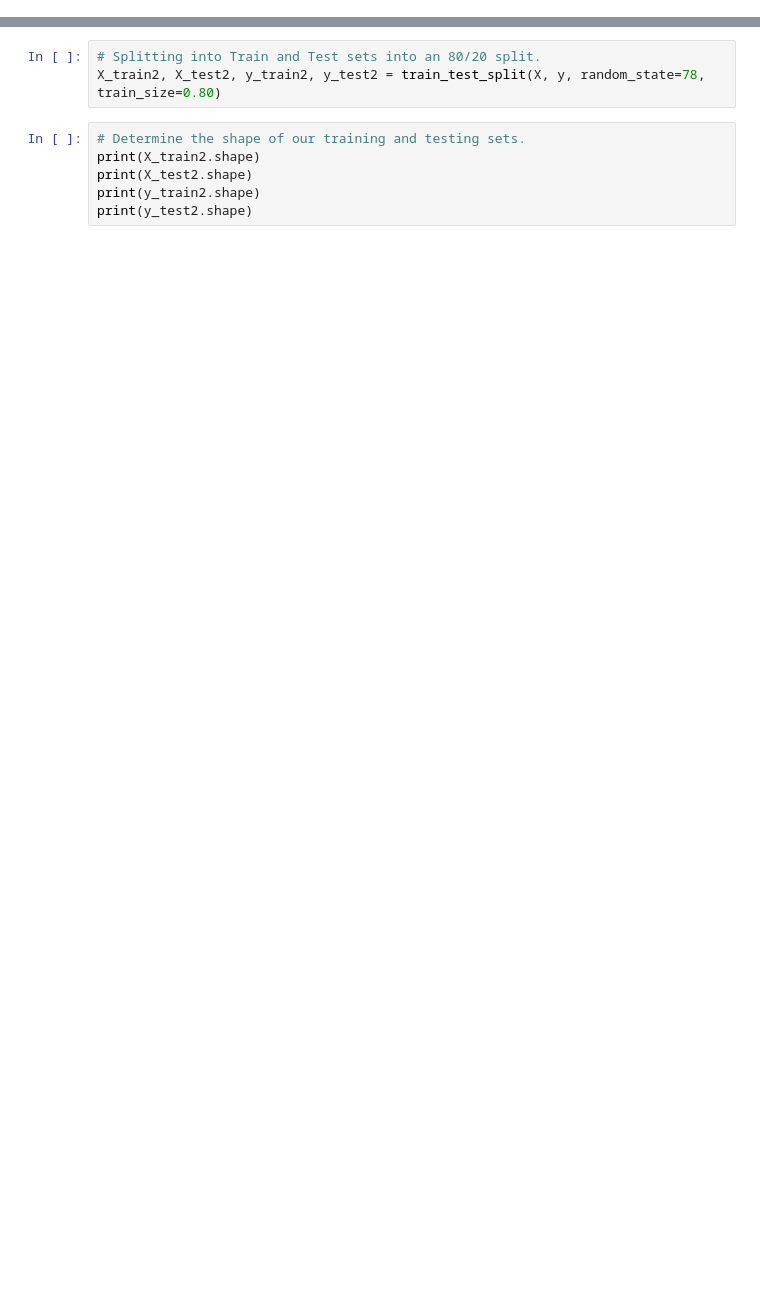
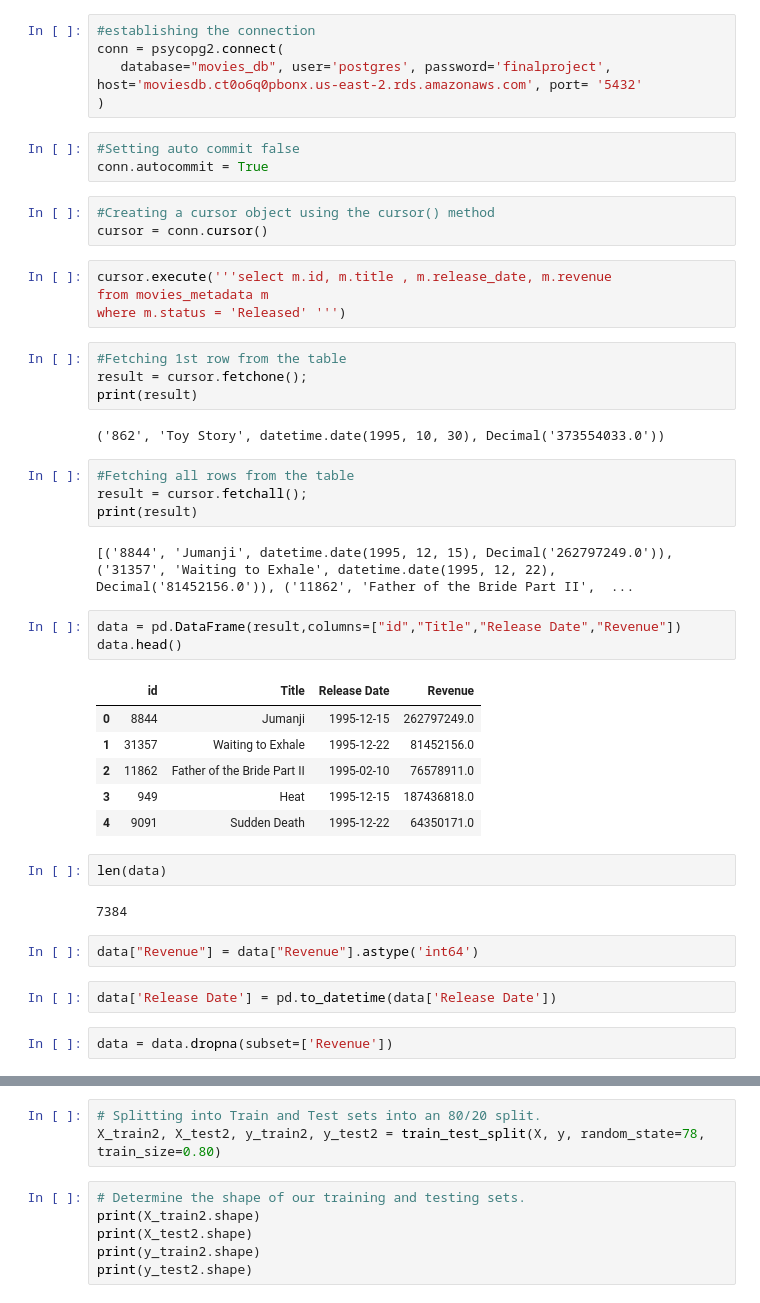
Before and after one commit to Snicho1945/Film-Release-Date-Analysis, a Jupyter notebook: ML_Analysis.ipynb, the cells around one changed output, grey strips where cells are left out. Cells and saved outputs as stored; diff of their text form; blank space fills up the shorter version.

```diff
--- a/ML_Analysis.ipynb
+++ b/ML_Analysis.ipynb
@@ -15,0 +17,47 @@ data = pd.read_csv('movies_metabase_clean.csv')
+# %%
+#establishing the connection
+conn = psycopg2.connect(
+   database="movies_db", user='postgres', password='finalproject', host='moviesdb.ct0o6q0pbonx.us-east-2.rds.amazonaws.com', port= '5432'
+)
+# %%
+#Setting auto commit false
+conn.autocommit = True
+# %%
+#Creating a cursor object using the cursor() method
+cursor = conn.cursor()
+# %%
+cursor.execute('''select m.id, m.title , m.release_date, m.revenue
+from movies_metadata m
+where m.status = 'Released' ''')
+# %%
+#Fetching 1st row from the table
+result = cursor.fetchone();
+print(result)
+# %% [output]
+('862', 'Toy Story', datetime.date(1995, 10, 30), Decimal('373554033.0'))
+# %%
+#Fetching all rows from the table
+result = cursor.fetchall();
+print(result)
+# %% [output]
+[('8844', 'Jumanji', datetime.date(1995, 12, 15), Decimal('262797249.0')), ('31357', 'Waiting to Exhale', datetime.date(1995, 12, 22), Decimal('81452156.0')), ('11862', 'Father of the Bride Part II',  ...
+# %%
+data = pd.DataFrame(result,columns=["id","Title","Release Date","Revenue"])
+data.head()
+# %% [output]
+|  | id | Title | Release Date | Revenue |
+| 0 | 8844 | Jumanji | 1995-12-15 | 262797249.0 |
+| 1 | 31357 | Waiting to Exhale | 1995-12-22 | 81452156.0 |
+| 2 | 11862 | Father of the Bride Part II | 1995-02-10 | 76578911.0 |
+| 3 | 949 | Heat | 1995-12-15 | 187436818.0 |
+| 4 | 9091 | Sudden Death | 1995-12-22 | 64350171.0 |
+# %%
+len(data)
+# %% [output]
+7384
+# %%
+data["Revenue"] = data["Revenue"].astype('int64')
+# %%
+data['Release Date'] = pd.to_datetime(data['Release Date'])
+# %%
+data = data.dropna(subset=['Revenue'])
```
Also changed, not shown: parts of 19 cells of this notebook, 1 other file.
